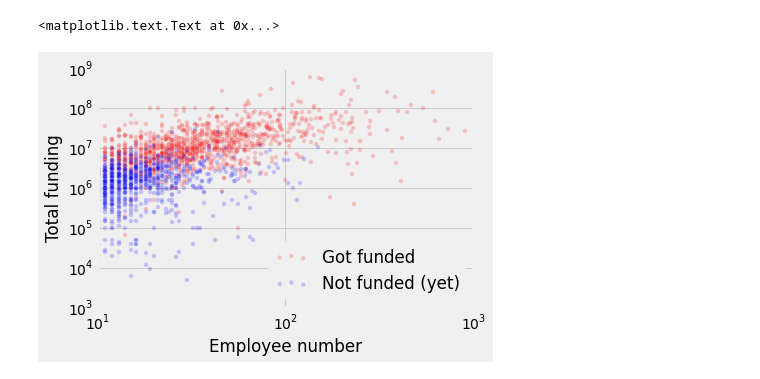
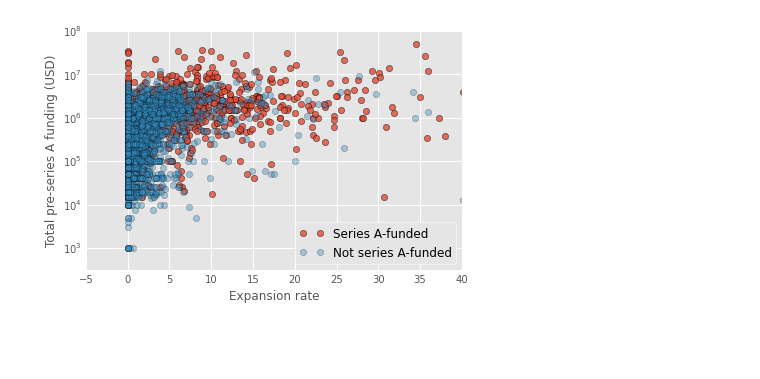
Before and after one commit to ylee0519/insight-project, a Jupyter notebook: plot_data.ipynb, the cells around one changed output. Drawn from its saved outputs; the diff is of its cells as text; code cells hidden in the pictures; blank space fills up the shorter version.

```diff
--- a/plot_data.ipynb
+++ b/plot_data.ipynb
@@ -56,14 +52,16 @@ plt.ylabel('# 5yo startups')
-# %%
-the_fundeds = startups[startups.stage.isin(['A', 'B', 'C', 'Late']) & (startups.total_funding > 0) & (startups.employee > 0)].copy()
-the_unfortunates = startups[(startups.stage == u'Pre Series A') & (startups.total_funding > 0) & (startups.employee > 0)].copy()
-
-plt.scatter(the_fundeds['employee'], the_fundeds['total_funding'], label="Got funded", alpha=0.2, c='red')
-plt.scatter(the_unfortunates['employee'], the_unfortunates['total_funding'], label="Not funded (yet)", alpha=0.2, c='blue')
-plt.xlim((10, 1000))
-plt.loglog()
-plt.legend(loc="lower right")
-plt.xlabel('Employee number')
-plt.ylabel('Total funding')
-# %% [output]
-<matplotlib.text.Text at 0x...>
-[figure, removed]
+# %%
+got_funded = toddlers[toddlers.stage.isin(['A', 'B', 'C', 'Late']) & (toddlers['pre-series-A funding'] > 0)].copy()
+not_funded_yet = toddlers[(toddlers.stage == u'Pre Series A') & (toddlers['pre-series-A funding'] > 0)].copy()
+
+plt.style.use('ggplot')
+plt.plot(got_funded['expansion rate'].values * 365, got_funded['pre-series-A funding'], 'o', label="Series A-funded", alpha=0.8)
+plt.plot(not_funded_yet['expansion rate'].values * 365, not_funded_yet['pre-series-A funding'], 'o', label="Not series A-funded", alpha=0.4)
+plt.xlim((-5, 40))
+plt.ylim((10 ** 2.5, 10 ** 8))
+plt.semilogy()
+plt.legend(loc='lower right')
+plt.xlabel('Expansion rate')
+plt.ylabel('Total pre-series A funding (USD)')
+plt.savefig('feature_interaction.png', dpi=400, bbox_inches='tight')
+# %% [output]
+[figure, added]
```
Also changed, not shown: parts of 8 cells of this notebook, 2 other files.
